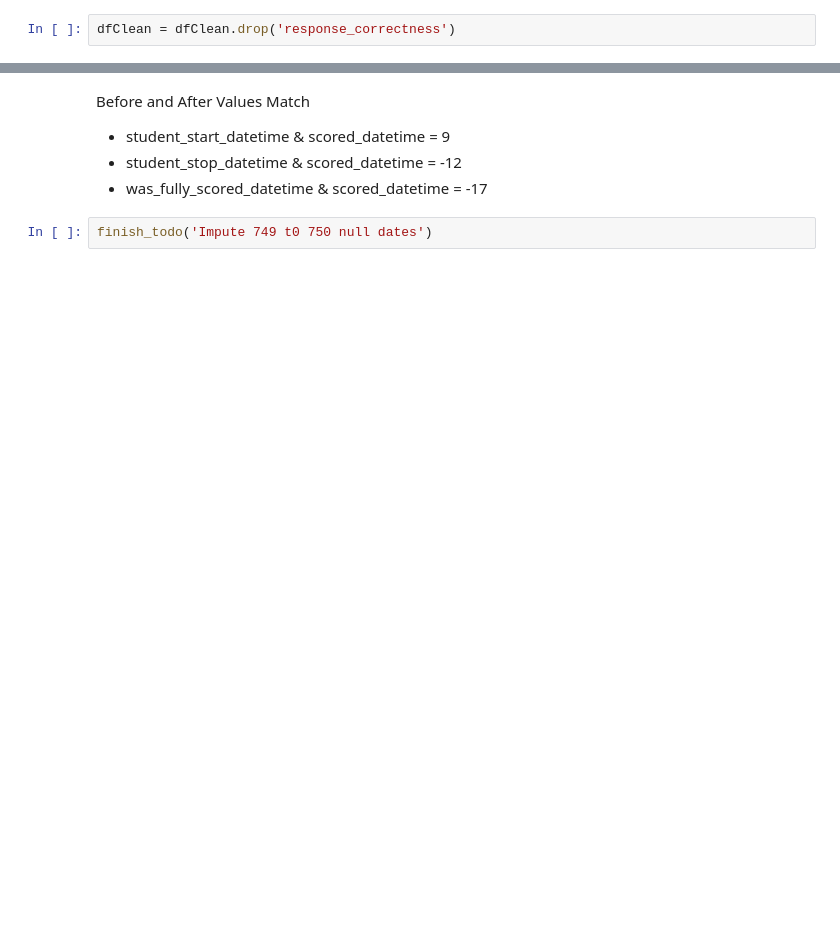
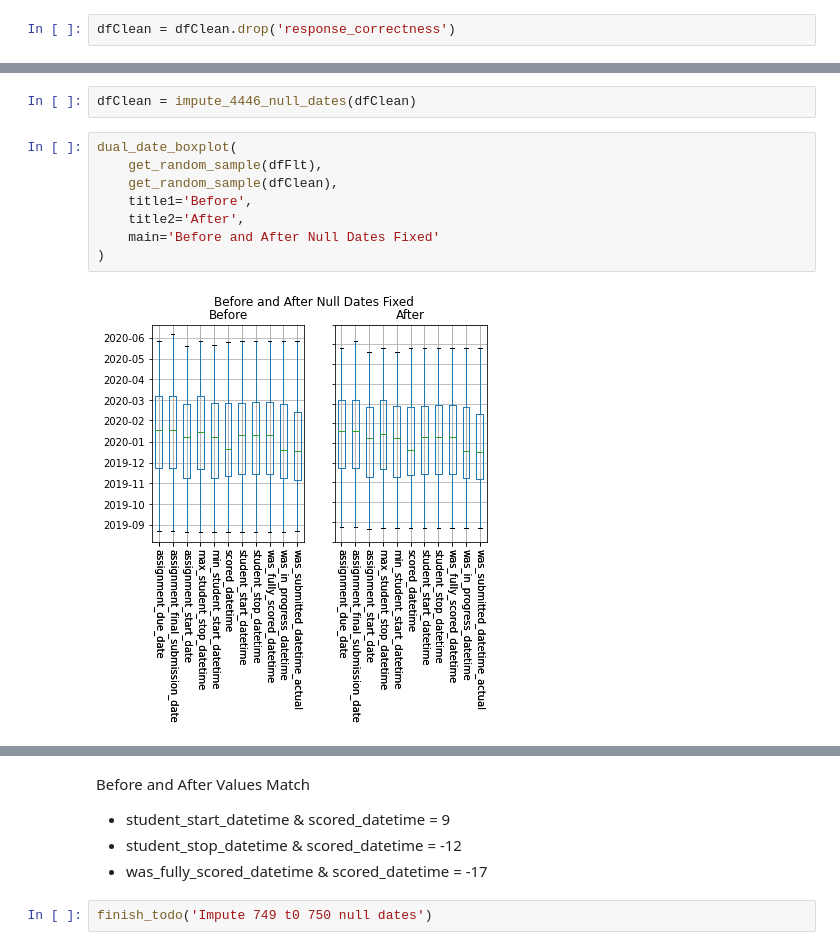
Before and after one commit to dlhinkley/c772-capstone-project, a Jupyter notebook: jupyter/03-cleaning.ipynb, the cells around one changed output, grey strips where cells are left out. Drawn from its saved outputs; the diff is of its cells as text; blank space fills up the shorter version.

```diff
--- a/jupyter/03-cleaning.ipynb
+++ b/jupyter/03-cleaning.ipynb
@@ -159,0 +58,12 @@ dual_mean_hours_assignment(
+# %%
+dfClean = impute_4446_null_dates(dfClean)
+# %%
+dual_date_boxplot(
+    get_random_sample(dfFlt),
+    get_random_sample(dfClean),
+    title1='Before',
+    title2='After',
+    main='Before and After Null Dates Fixed'
+)
+# %% [output]
+[figure, added]
```
Also changed, not shown: parts of 76 cells of this notebook, 7 other files.
